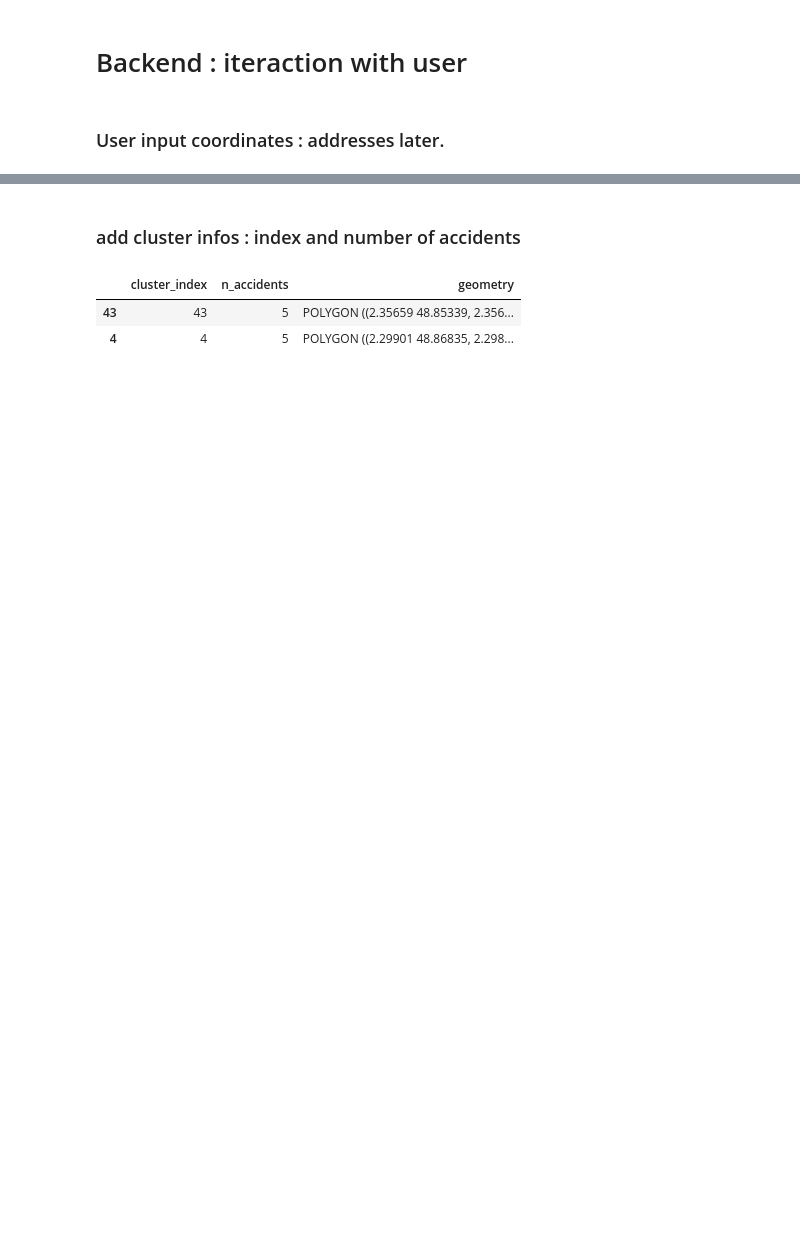
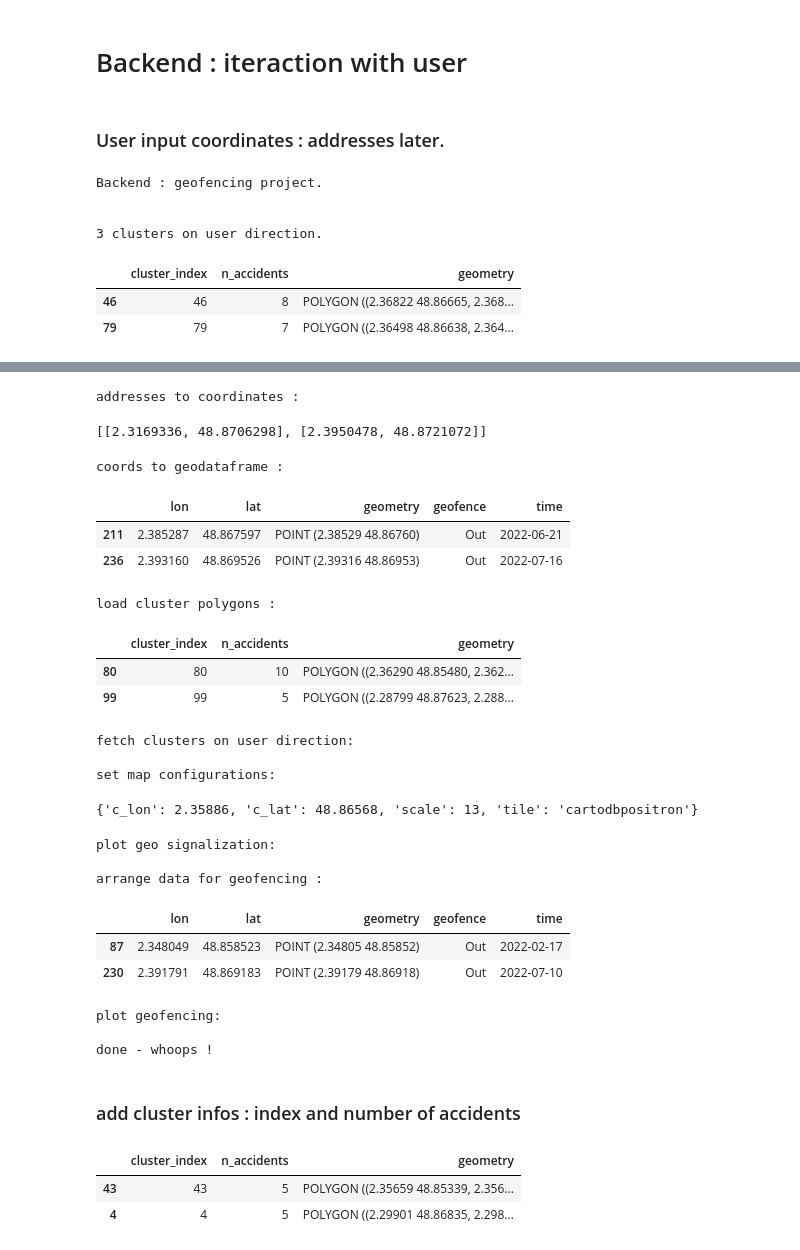
Before and after one commit to MKrouma/2R, a Jupyter notebook: backend.ipynb, the cells around one changed output, grey strips where cells are left out. Cells and saved outputs as stored; diff of their text form; code cells hidden in the pictures; blank space fills up the shorter version.

Commit message:
working on cluster popup

```diff
--- a/backend.ipynb
+++ b/backend.ipynb
@@ -311,7 +311,7 @@ def run(address_from, address_to, log=False) :
 
     ## load cluster polygons
     buffer_in_m = 20
-    cluster_polygons_file = "../model/model_cluster/cluster_polygons.geojson"
+    cluster_polygons_file = "./model/model_cluster/cluster_polygons.geojson"
     gdf_cluster = load_cluster_polygons(cluster_polygons_file, buffer_in_m)
 
     ## fetch cluster on user direction
@@ -356,6 +356,14 @@ def run(address_from, address_to, log=False) :
 
 
 ## RUN
-# address_from = "55 Rue du Faubourg Saint-Honoré, 75008 Paris"
-# address_to = "12 Rue Olivier Métra, 75020 Paris"
-# run(address_from, address_to, log=True)
+address_from = "55 Rue du Faubourg Saint-Honoré, 75008 Paris"
+address_to = "12 Rue Olivier Métra, 75020 Paris"
+run(address_from, address_to, log=True)
+# %% [output]
+Backend : geofencing project.
+
+
+3 clusters on user direction.
+|  | cluster_index | n_accidents | geometry |
+| 46 | 46 | 8 | POLYGON ((2.36822 48.86665, 2.368... |
+| 79 | 79 | 7 | POLYGON ((2.36498 48.86638, 2.364... |
@@ -362,3 +371,26 @@ def run(address_from, address_to, log=False) :
+addresses to coordinates :
+[[2.3169336, 48.8706298], [2.3950478, 48.8721072]]
+coords to geodataframe :
+|  | lon | lat | geometry | geofence | time |
+| 211 | 2.385287 | 48.867597 | POINT (2.38529 48.86760) | Out | 2022-06-21 |
+| 236 | 2.393160 | 48.869526 | POINT (2.39316 48.86953) | Out | 2022-07-16 |
+load cluster polygons :
+|  | cluster_index | n_accidents | geometry |
+| 80 | 80 | 10 | POLYGON ((2.36290 48.85480, 2.362... |
+| 99 | 99 | 5 | POLYGON ((2.28799 48.87623, 2.288... |
+fetch clusters on user direction:
+
+set map configurations:
+{'c_lon': 2.35886, 'c_lat': 48.86568, 'scale': 13, 'tile': 'cartodbpositron'}
+plot geo signalization:
+
+arrange data for geofencing :
+|  | lon | lat | geometry | geofence | time |
+| 87 | 2.348049 | 48.858523 | POINT (2.34805 48.85852) | Out | 2022-02-17 |
+| 230 | 2.391791 | 48.869183 | POINT (2.39179 48.86918) | Out | 2022-07-10 |
+plot geofencing:
+
+done - whoops !
 # %% [markdown]
 ### add cluster infos : index and number of accidents
 # %%
```
Also changed, not shown: parts of 2 cells of this notebook, 3 other files.
